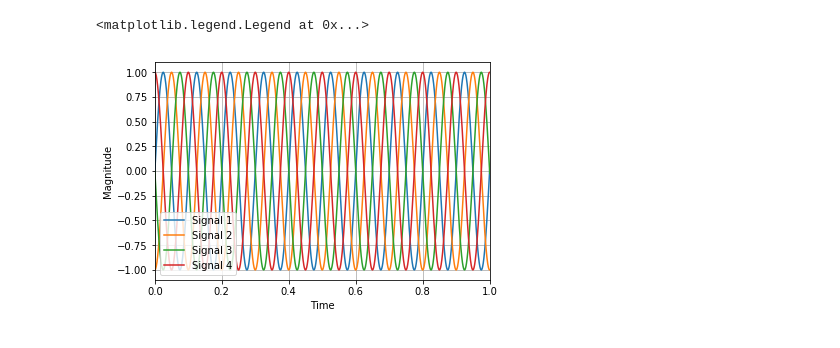
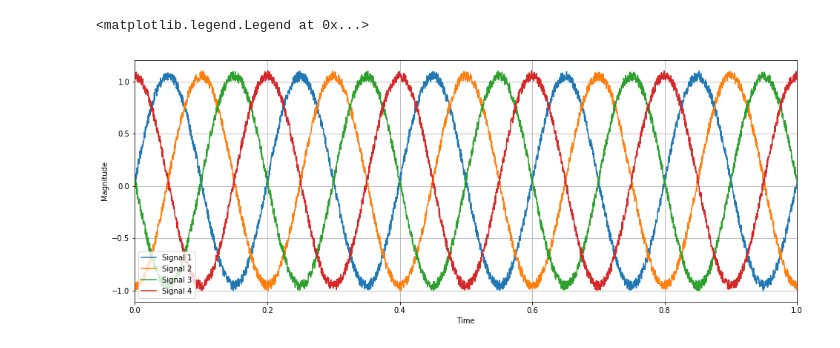
Before and after one commit to hgoumner/Python, a Jupyter notebook: Acoustics/wavcali.ipynb, the cells around one changed output. Cells and saved outputs as stored; diff of their text form; code cells hidden in the pictures.

Commit message:
added noise, increased figure size

```diff
--- a/Acoustics/wavcali.ipynb
+++ b/Acoustics/wavcali.ipynb
@@ -24,43 +24,47 @@ tt = 10
 x = np.arange(0, tt, n)
 
 # signal frequency
-sigf = 10
+sigf = 5
 
 # signal 1
 f1 = 2*np.pi*sigf
 ph1 = 0
-y1 = np.sin(f1*x - ph1*sf*n)
+ns1 = np.random.rand(len(x))/10
+y1 = np.sin(f1*x - ph1*sf*n) + ns1
 
 # signal 2
 f2 = 2*np.pi*sigf
 ph2 = 1/2*np.pi
-y2 = np.sin(f2*x - ph2*sf*n)
+ns2 = np.random.rand(len(x))/10
+y2 = np.sin(f2*x - ph2*sf*n) + ns2
 
 # signal 3
 f3 = 2*np.pi*sigf
 ph3 = np.pi
-y3 = np.sin(f3*x - ph3*sf*n)
+ns3 = np.random.rand(len(x))/10
+y3 = np.sin(f3*x - ph3*sf*n) + ns3
 
 # signal 4
 f4 = 2*np.pi*sigf
 ph4 = 3/2*np.pi
-y4 = np.sin(f4*x - ph4*sf*n)
+ns4 = np.random.rand(len(x))/10
+y4 = np.sin(f4*x - ph4*sf*n) + ns4
 # %%
 #**** Plot signals ****#
 
-fig = plt.figure()
+fig = plt.figure(figsize=(16,6))
 
 # plotting increment for faster computation
 npl = 100
 plt.plot(x[::npl], y1[::npl], x[::npl], y2[::npl], x[::npl], y3[::npl], x[::npl], y4[::npl])
 plt.xlim([0, tt/10])
 plt.grid()
 plt.xlabel('Time')
 plt.ylabel('Magnitude')
 plt.legend(['Signal 1', 'Signal 2', 'Signal 3', 'Signal 4'], loc=3)
 # %% [output]
 <matplotlib.legend.Legend at 0x...>
-[figure, old version]
+[figure, new version]
 # %%
 #**** Export data ****#
 
```
Also changed, not shown: parts of 1 cell of this notebook.
